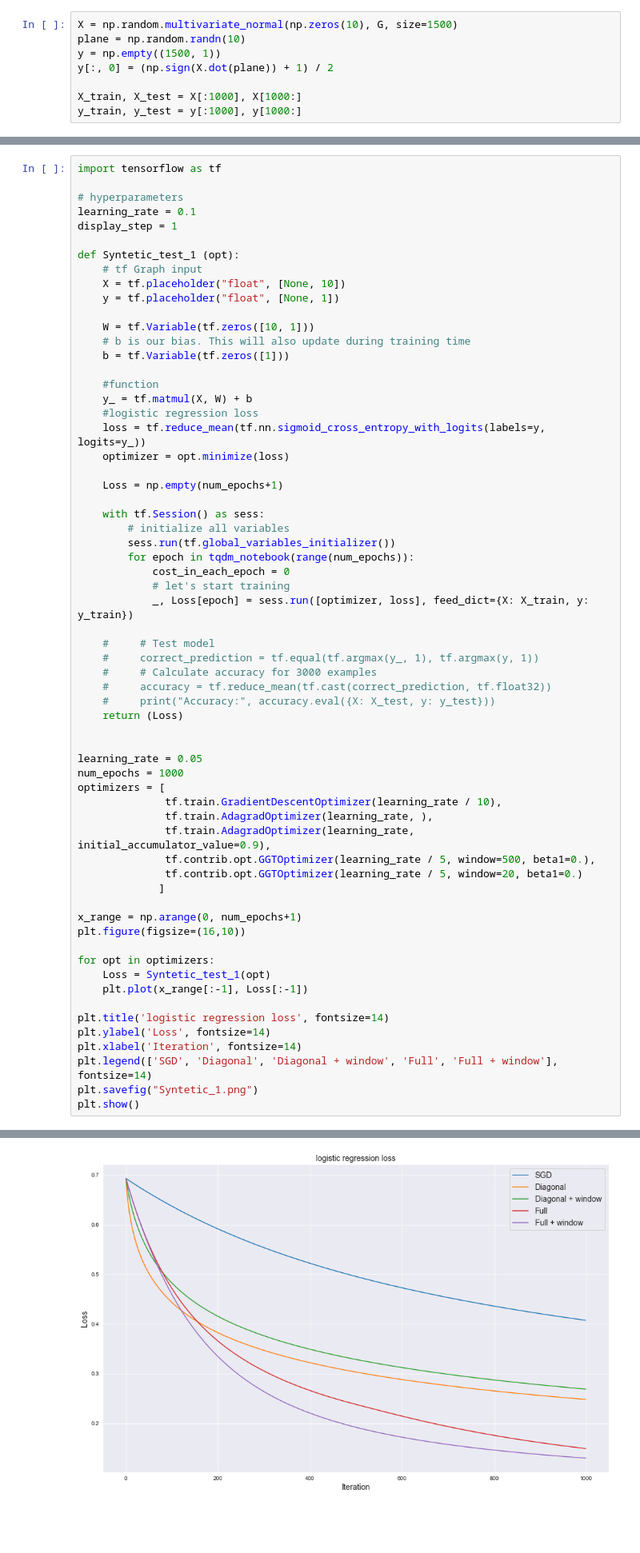
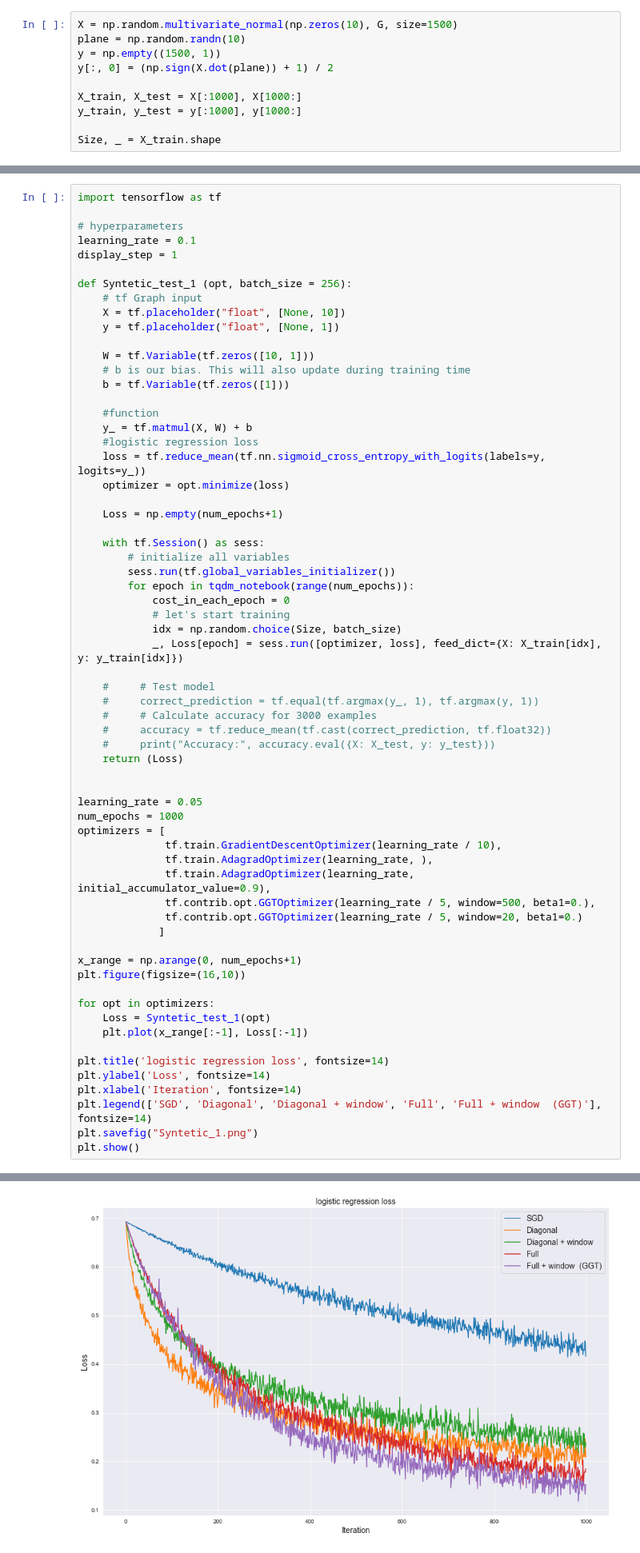
Before and after one commit to matyushinleonid/Matrix-Decomposition-for-Adaptive-Optimization-Regularization, a Jupyter notebook: Function Representation_v2.ipynb, the cells around one changed output, grey strips where cells are left out. Shown at 80% size. Saved outputs shown, nothing was run; the diff lists cells and outputs as text; blank space fills up the shorter version.

```diff
--- a/Function Representation_v2.ipynb
+++ b/Function Representation_v2.ipynb
@@ -195,4 +198,6 @@ y[:, 0] = (np.sign(X.dot(plane)) + 1) / 2
 
 X_train, X_test = X[:1000], X[1000:]
 y_train, y_test = y[:1000], y[1000:]
+
+Size, _ = X_train.shape
 # %%
@@ -206,7 +211,7 @@ import tensorflow as tf
 learning_rate = 0.1
 display_step = 1
 
-def Syntetic_test_1 (opt):
+def Syntetic_test_1 (opt, batch_size = 256):
     # tf Graph input
     X = tf.placeholder("float", [None, 10])
     y = tf.placeholder("float", [None, 1])
@@ -229,7 +234,8 @@ def Syntetic_test_1 (opt):
         for epoch in tqdm_notebook(range(num_epochs)):
             cost_in_each_epoch = 0
             # let's start training
-            _, Loss[epoch] = sess.run([optimizer, loss], feed_dict={X: X_train, y: y_train})
+            idx = np.random.choice(Size, batch_size)
+            _, Loss[epoch] = sess.run([optimizer, loss], feed_dict={X: X_train[idx], y: y_train[idx]})
 
     #     # Test model
     #     correct_prediction = tf.equal(tf.argmax(y_, 1), tf.argmax(y, 1))
@@ -240,32 +246,32 @@ def Syntetic_test_1 (opt):
 
 
 learning_rate = 0.05
 num_epochs = 1000
 optimizers = [
               tf.train.GradientDescentOptimizer(learning_rate / 10),
               tf.train.AdagradOptimizer(learning_rate, ),
               tf.train.AdagradOptimizer(learning_rate, initial_accumulator_value=0.9),
               tf.contrib.opt.GGTOptimizer(learning_rate / 5, window=500, beta1=0.),
               tf.contrib.opt.GGTOptimizer(learning_rate / 5, window=20, beta1=0.)
              ]
 
 x_range = np.arange(0, num_epochs+1)
 plt.figure(figsize=(16,10))
 
 for opt in optimizers:
     Loss = Syntetic_test_1(opt)
     plt.plot(x_range[:-1], Loss[:-1])
 
 plt.title('logistic regression loss', fontsize=14)
 plt.ylabel('Loss', fontsize=14)
 plt.xlabel('Iteration', fontsize=14)
-plt.legend(['SGD', 'Diagonal', 'Diagonal + window', 'Full', 'Full + window'], fontsize=14)
+plt.legend(['SGD', 'Diagonal', 'Diagonal + window', 'Full', 'Full + window  (GGT)'], fontsize=14)
 plt.savefig("Syntetic_1.png")
 plt.show()
 # %% [output]
 [interactive output not drawn]
 [interactive output not drawn]
 [interactive output not drawn]
 [interactive output not drawn]
 [interactive output not drawn]
-[figure, old version]
+[figure, new version]
```
Also changed, not shown: parts of 8 cells of this notebook, 4 other files.
